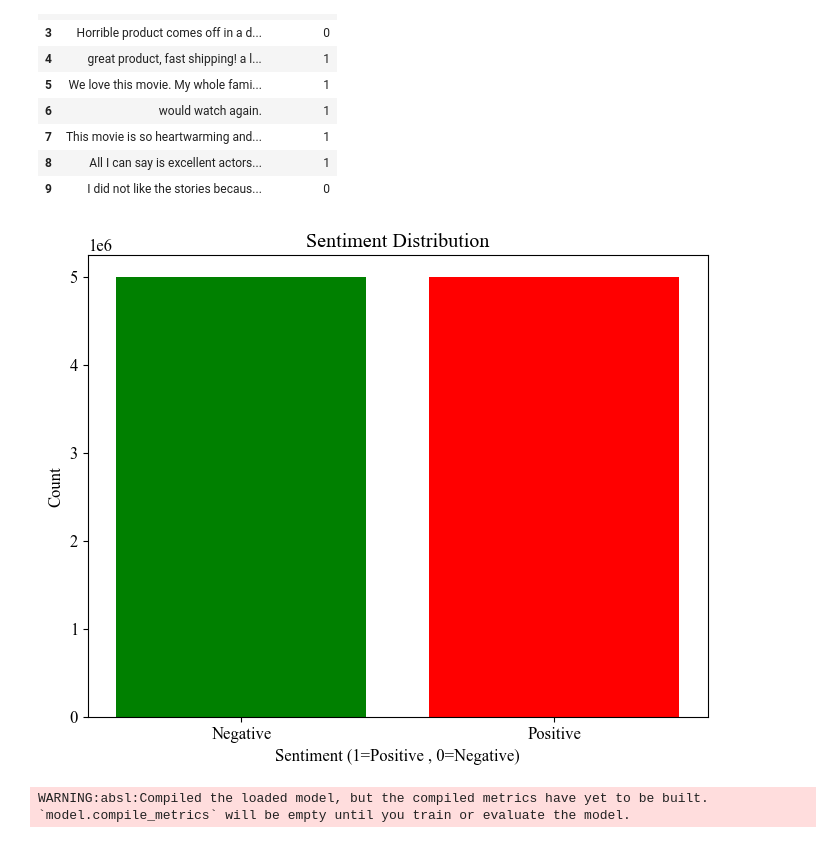
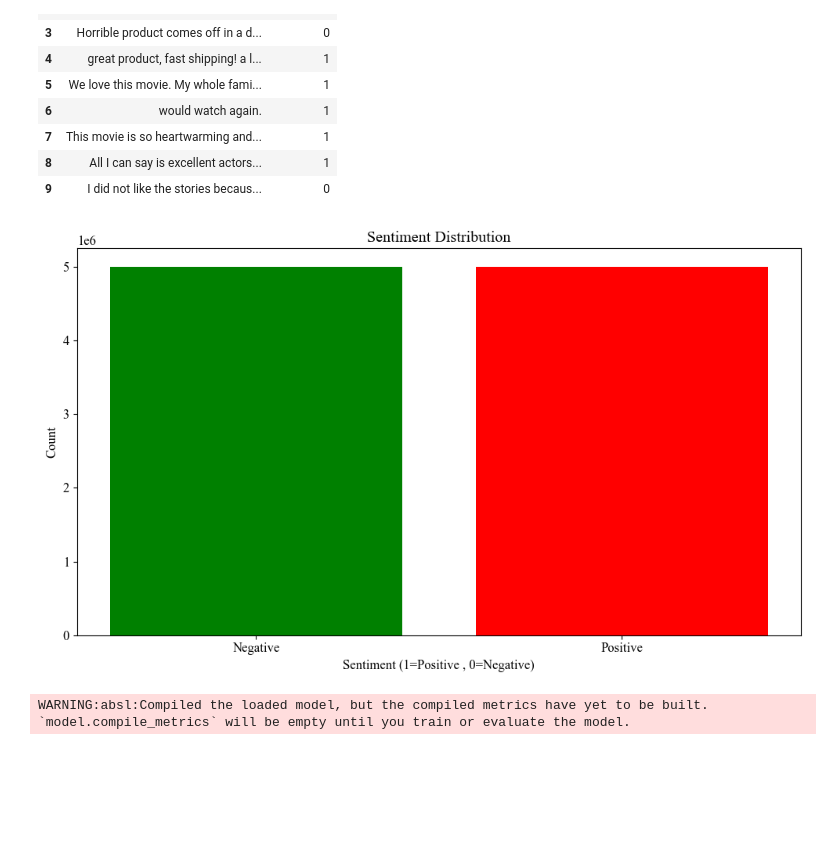
Before and after one commit to Dharmendra016/Bigru_Sentiment_Analysis, a Jupyter notebook: model_train.ipynb, the cells around one changed output. Cells and saved outputs as stored; diff of their text form; code cells hidden in the pictures; blank space fills up the shorter version.

```diff
--- a/model_train.ipynb
+++ b/model_train.ipynb
@@ -81,18 +81,22 @@ plt.rcParams['font.size'] = 12
 # %%
 df = pd.read_csv('./Dataset/reviews.csv', escapechar='\t')
 
 
 # Plot sentiment distribution
-plt.figure(figsize=(8, 6))
+plt.figure(figsize=(10, 6))
 sentiment_counts = df['sentiment'].value_counts()
 plt.bar(sentiment_counts.index, sentiment_counts.values, color=["green","red"])
 plt.title("Sentiment Distribution")
 plt.xlabel("Sentiment (1=Positive , 0=Negative)")
 plt.ylabel("Count")
 plt.xticks([1, 0], ["Positive","Negative"], rotation=0)
+plt.tight_layout()
+plt.rcParams['font.family'] = 'Times New Roman'
+plt.rcParams['font.size'] = 12
+plt.savefig('./Images/dataset.png', dpi=300,bbox_inches='tight')
 plt.show()
 # %% [output]
-[figure, old version]
+[figure, new version]
 # %%
 df['text'] = df['text'].astype(str).fillna('')
 
```
